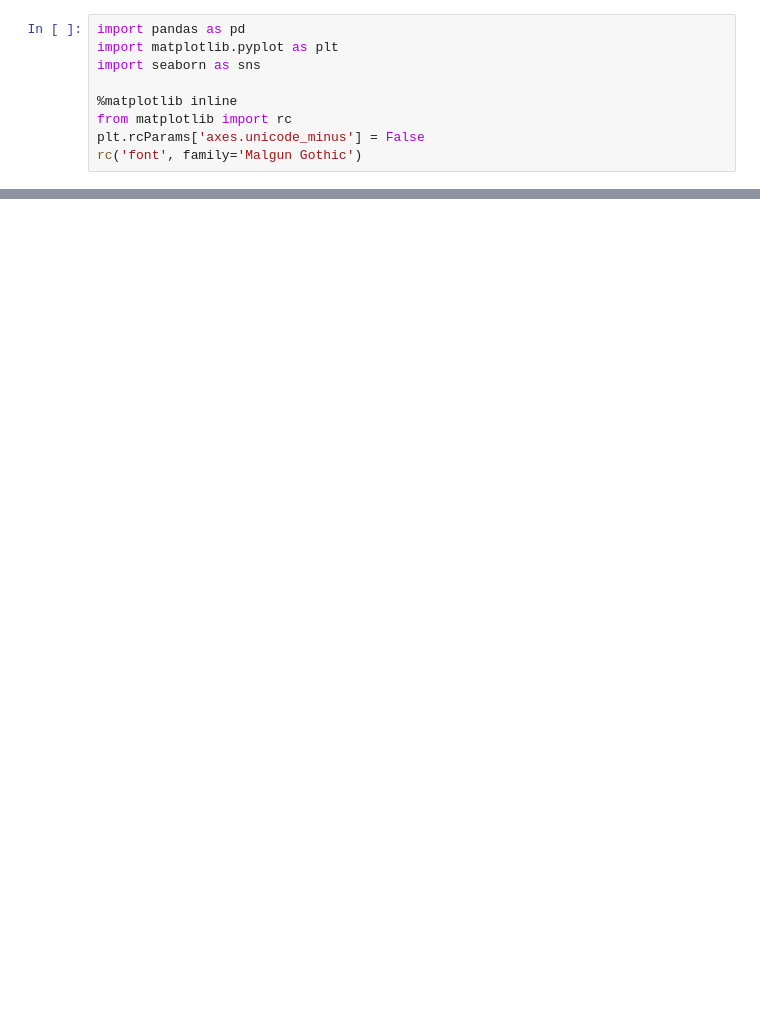
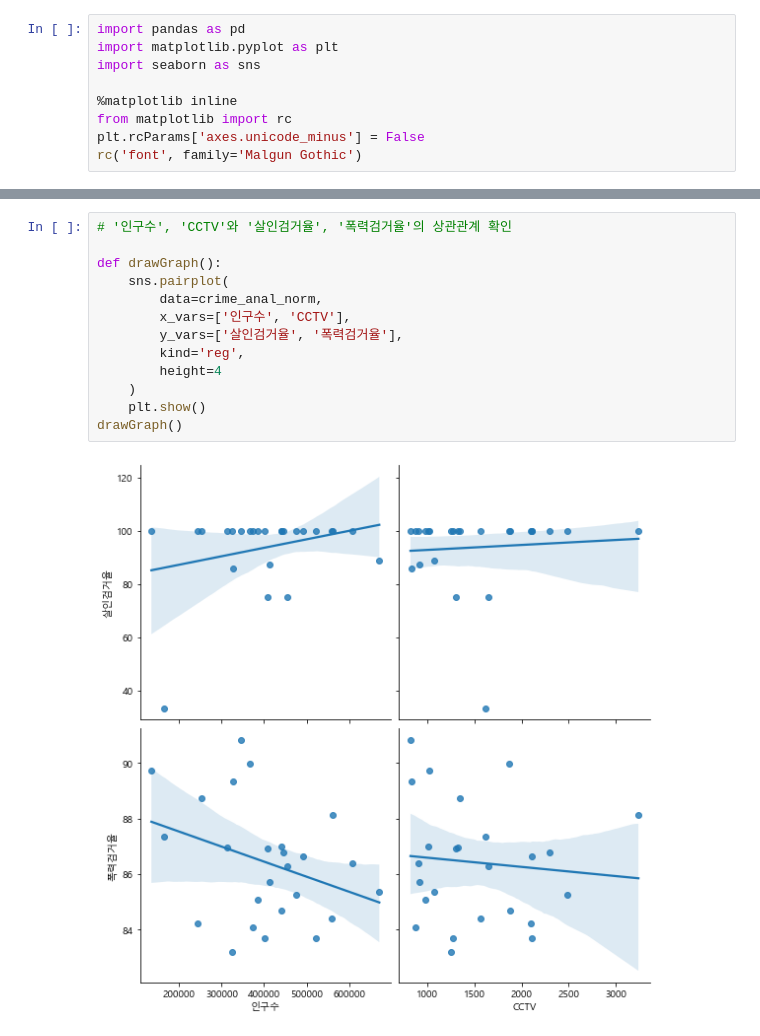
Before and after one commit to newrandom/Zero_part5_EDA-scrapping, a Jupyter notebook: chapter/03-22. 범죄현황데이터 시각화.ipynb, the cells around one changed output, grey strips where cells are left out. Cells and saved outputs as stored; diff of their text form; blank space fills up the shorter version.

```diff
--- a/chapter/03-22. 범죄현황데이터 시각화.ipynb
+++ b/chapter/03-22. 범죄현황데이터 시각화.ipynb
@@ -24,0 +40,15 @@ plt.show()
+# %%
+# '인구수', 'CCTV'와 '살인검거율', '폭력검거율'의 상관관계 확인
+
+def drawGraph():
+    sns.pairplot(
+        data=crime_anal_norm,
+        x_vars=['인구수', 'CCTV'],
+        y_vars=['살인검거율', '폭력검거율'],
+        kind='reg',
+        height=4
+    )
+    plt.show()
+drawGraph()
+# %% [output]
+[figure, added]
```
Also changed, not shown: parts of 8 cells of this notebook, 2 other files.
